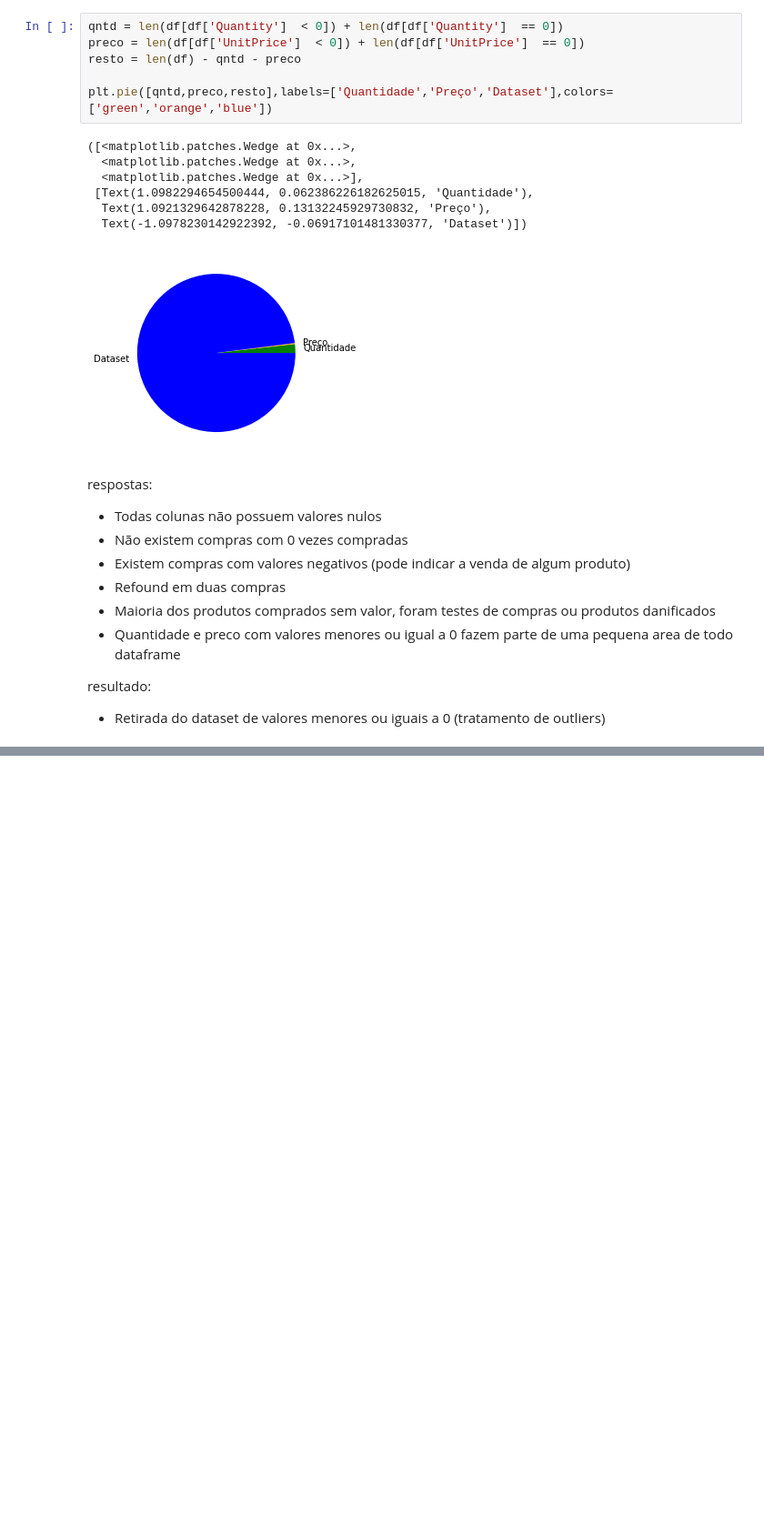
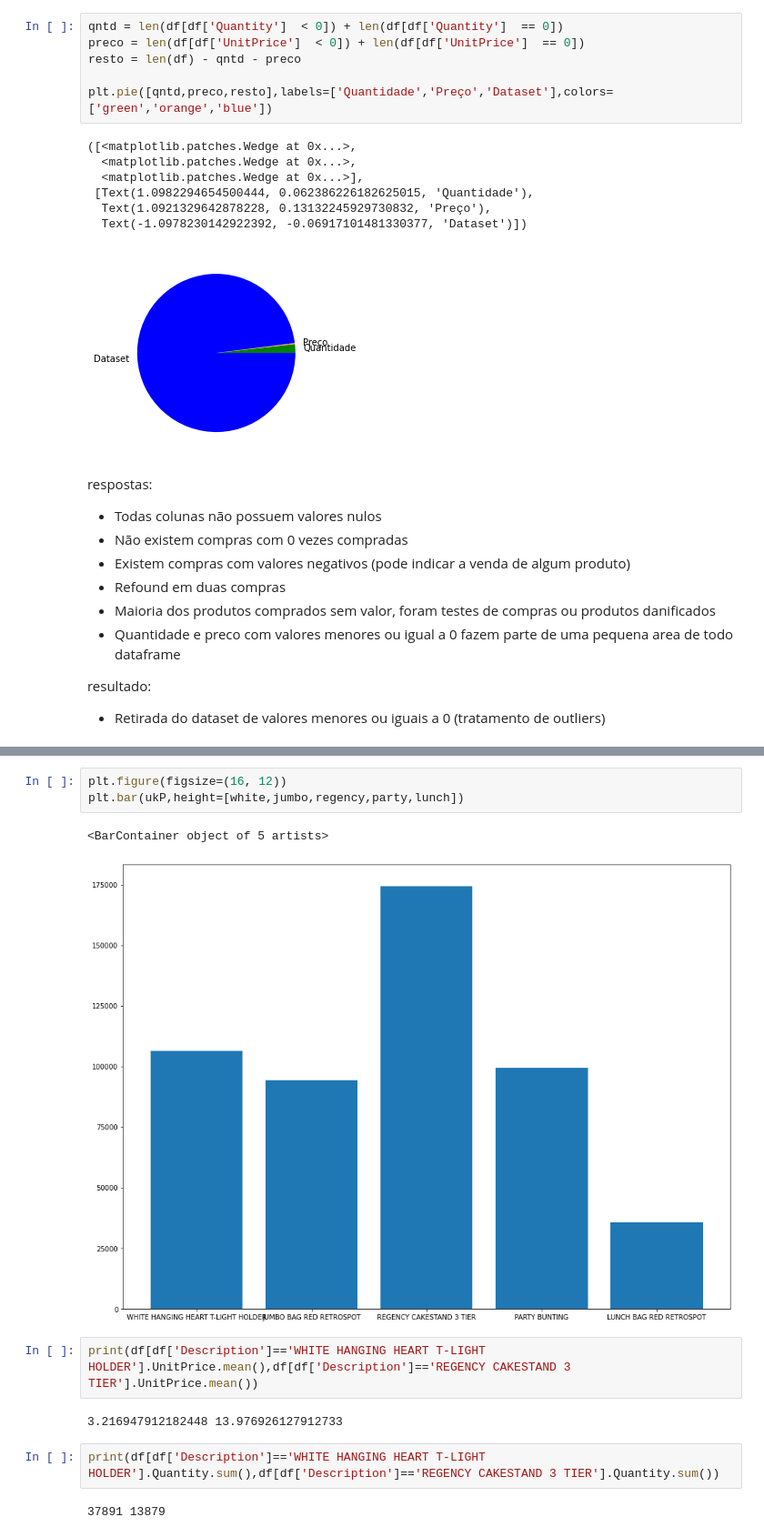
Before and after one commit to tenonin/projeto-6, a Jupyter notebook: SR 1.ipynb, the cells around one changed output, grey strips where cells are left out. Shown at 91% size. Saved outputs shown, nothing was run; the diff lists cells and outputs as text; blank space fills up the shorter version.

```diff
--- a/SR 1.ipynb
+++ b/SR 1.ipynb
@@ -395,0 +469,14 @@ df
+# %%
+plt.figure(figsize=(16, 12))
+plt.bar(ukP,height=[white,jumbo,regency,party,lunch])
+# %% [output]
+<BarContainer object of 5 artists>
+[figure, added]
+# %%
+print(df[df['Description']=='WHITE HANGING HEART T-LIGHT HOLDER'].UnitPrice.mean(),df[df['Description']=='REGENCY CAKESTAND 3 TIER'].UnitPrice.mean())
+# %% [output]
+3.216947912182448 13.976926127912733
+# %%
+print(df[df['Description']=='WHITE HANGING HEART T-LIGHT HOLDER'].Quantity.sum(),df[df['Description']=='REGENCY CAKESTAND 3 TIER'].Quantity.sum())
+# %% [output]
+37891 13879
```
Also changed, not shown: parts of 16 cells of this notebook.
